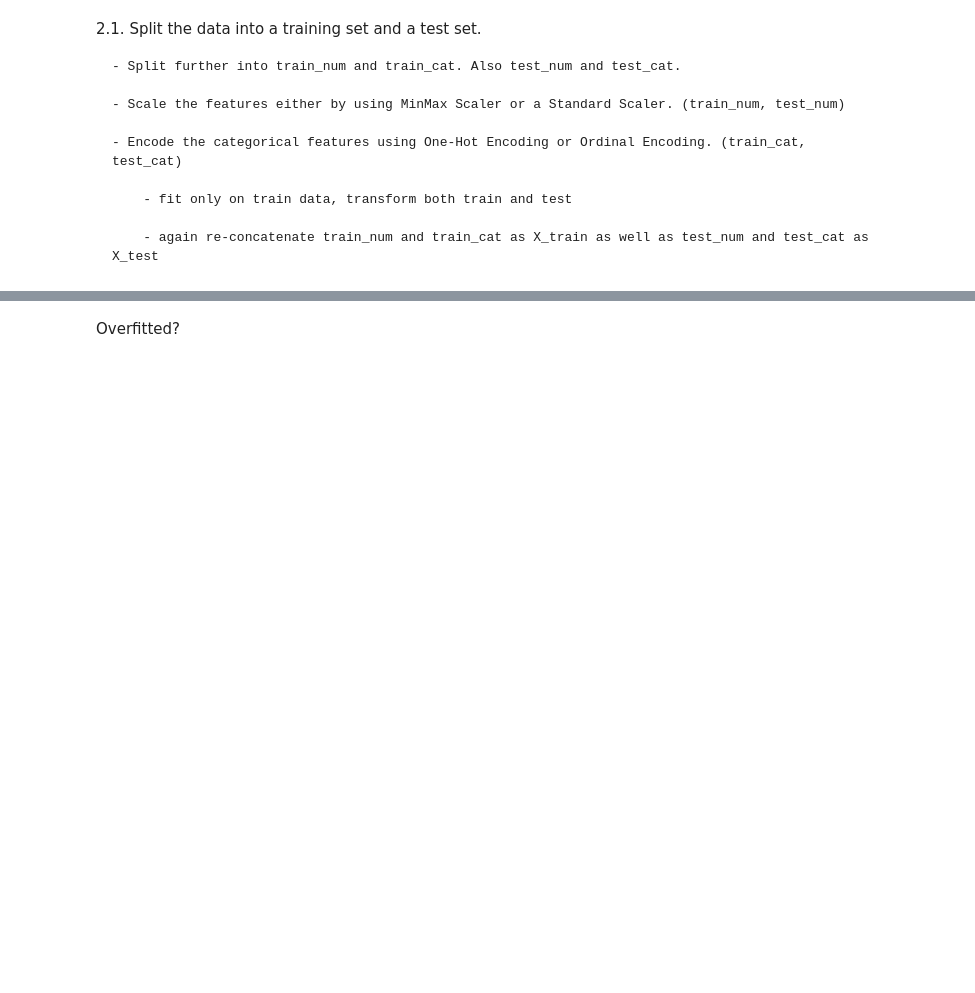
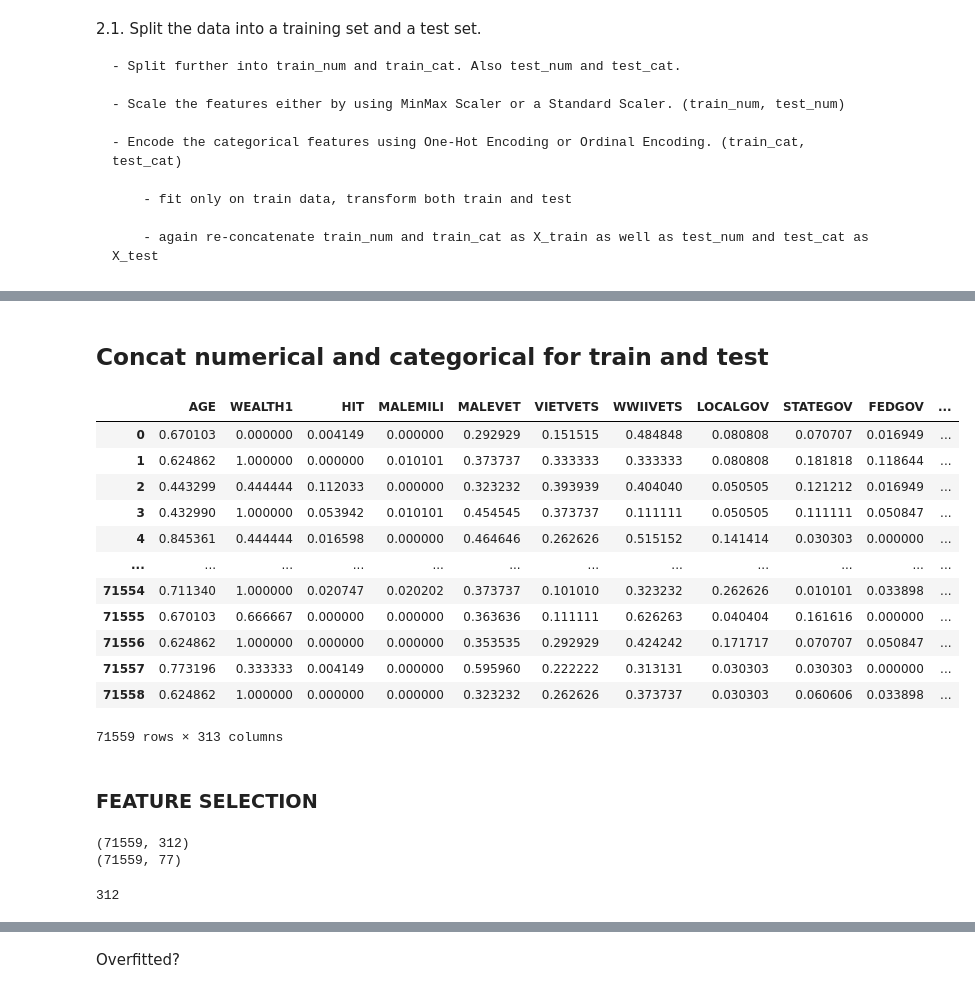
Before and after one commit to katchuli/lab-handling-data-imbalance-classification, a Jupyter notebook: LAB_Handling_Data _Imbalance_in_Classification_Models.ipynb, the cells around one changed output, grey strips where cells are left out. Cells and saved outputs as stored; diff of their text form; code cells hidden in the pictures; blank space fills up the shorter version.

```diff
--- a/LAB_Handling_Data _Imbalance_in_Classification_Models.ipynb
+++ b/LAB_Handling_Data _Imbalance_in_Classification_Models.ipynb
@@ -212,0 +232,6 @@ print(test_score)
+# %%
+encoder = OneHotEncoder(drop='first').fit(X_train_cat)
+cols = encoder.get_feature_names_out(input_features=X_train_cat.columns)
+X_train_cat_encode = pd.DataFrame(encoder.transform(X_train_cat).toarray(), columns=cols)
+X_train_cat_encode.reset_index(drop=True, inplace=True)
+X_train_cat_encode
@@ -212,0 +304,6 @@ print(test_score)
+# %% [markdown]
+## Concat numerical and categorical for train and test
+# %%
+X_train = pd.concat([X_train_num_scale,X_train_cat_encode], axis=1)
+X_train.index
+y_train.reset_index(drop = True, inplace = True)
@@ -212,0 +314,39 @@ print(test_score)
+# %%
+data = pd.concat([X_train,y_train],axis = 1)
+data
+# %% [output]
+|  | AGE | WEALTH1 | HIT | MALEMILI | MALEVET | VIETVETS | WWIIVETS | LOCALGOV | STATEGOV | FEDGOV | ... |
+| 0 | 0.670103 | 0.000000 | 0.004149 | 0.000000 | 0.292929 | 0.151515 | 0.484848 | 0.080808 | 0.070707 | 0.016949 | ... |
+| 1 | 0.624862 | 1.000000 | 0.000000 | 0.010101 | 0.373737 | 0.333333 | 0.333333 | 0.080808 | 0.181818 | 0.118644 | ... |
+| 2 | 0.443299 | 0.444444 | 0.112033 | 0.000000 | 0.323232 | 0.393939 | 0.404040 | 0.050505 | 0.121212 | 0.016949 | ... |
+| 3 | 0.432990 | 1.000000 | 0.053942 | 0.010101 | 0.454545 | 0.373737 | 0.111111 | 0.050505 | 0.111111 | 0.050847 | ... |
+| 4 | 0.845361 | 0.444444 | 0.016598 | 0.000000 | 0.464646 | 0.262626 | 0.515152 | 0.141414 | 0.030303 | 0.000000 | ... |
+| ... | ... | ... | ... | ... | ... | ... | ... | ... | ... | ... | ... |
+| 71554 | 0.711340 | 1.000000 | 0.020747 | 0.020202 | 0.373737 | 0.101010 | 0.323232 | 0.262626 | 0.010101 | 0.033898 | ... |
+| 71555 | 0.670103 | 0.666667 | 0.000000 | 0.000000 | 0.363636 | 0.111111 | 0.626263 | 0.040404 | 0.161616 | 0.000000 | ... |
+| 71556 | 0.624862 | 1.000000 | 0.000000 | 0.000000 | 0.353535 | 0.292929 | 0.424242 | 0.171717 | 0.070707 | 0.050847 | ... |
+| 71557 | 0.773196 | 0.333333 | 0.004149 | 0.000000 | 0.595960 | 0.222222 | 0.313131 | 0.030303 | 0.030303 | 0.000000 | ... |
+| 71558 | 0.624862 | 1.000000 | 0.000000 | 0.000000 | 0.323232 | 0.262626 | 0.373737 | 0.030303 | 0.060606 | 0.033898 | ... |
+71559 rows × 313 columns
+# %% [markdown]
+### FEATURE SELECTION
+# %%
+from sklearn.feature_selection import VarianceThreshold
+Var_threshold = 0.02
+sel = VarianceThreshold(threshold=Var_threshold)
+
+sel = sel.fit(X_train)
+temp = sel.transform(X_train)
+temp = pd.DataFrame(temp)
+print(X_train.shape)
+print(temp.shape)
+# %% [output]
+(71559, 312)
+(71559, 77)
+# %%
+sel.variances_ > Var_threshold
+sel.get_support()
+var_list = list(sel.get_support())
+len(var_list)
+# %% [output]
+312
```
Also changed, not shown: parts of 56 cells of this notebook.
